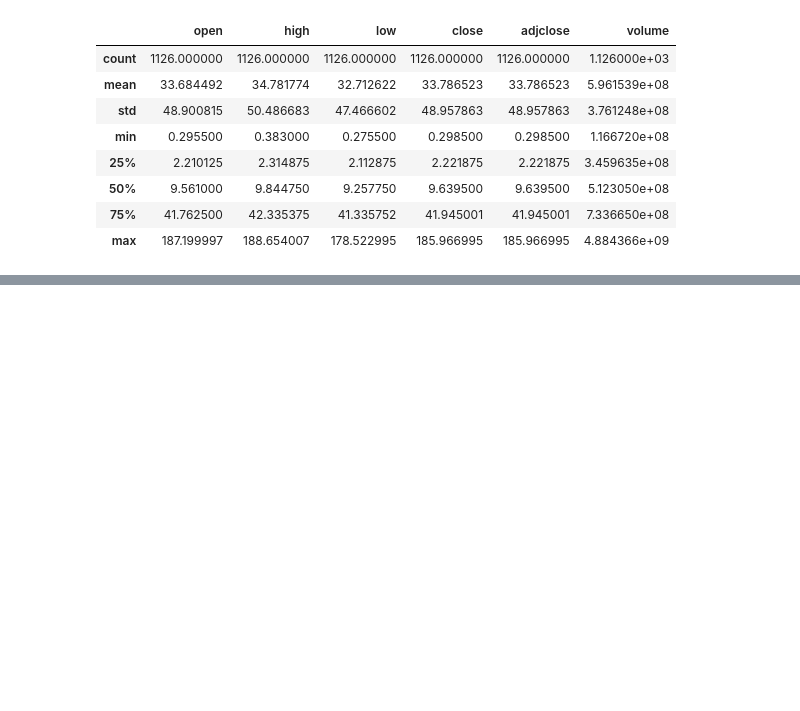
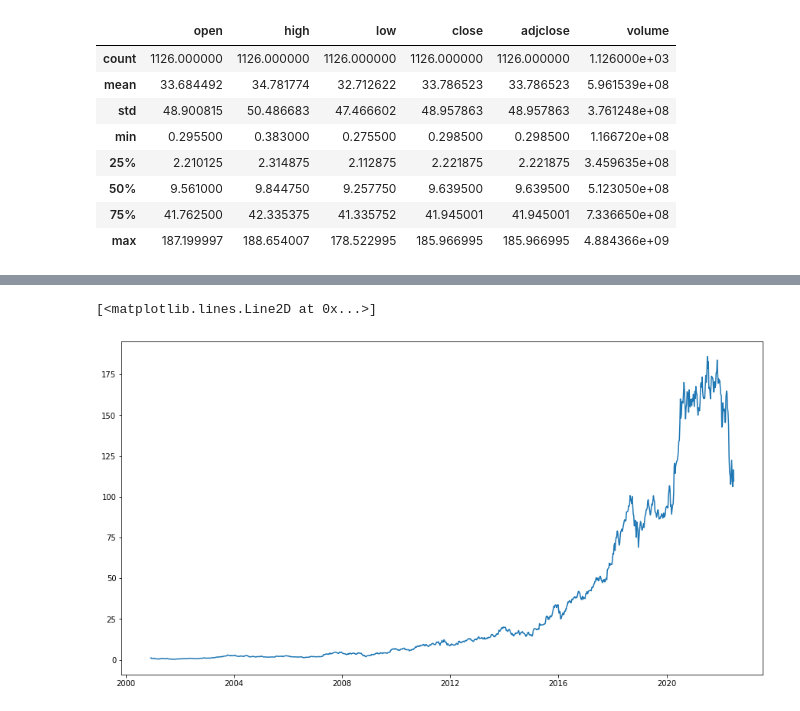
Before and after one commit to Martamorningham/Final_Project, a Jupyter notebook: AMZN_Stock_Trends.ipynb, the cells around one changed output, grey strips where cells are left out. Cells and saved outputs as stored; diff of their text form; code cells hidden in the pictures; blank space fills up the shorter version.

```diff
--- a/AMZN_Stock_Trends.ipynb
+++ b/AMZN_Stock_Trends.ipynb
@@ -85,0 +133,6 @@ Text(0.5, 1.0, ' AMZN Stock Plot for Overall Period')
+# %%
+plt.figure(figsize=(15, 8))
+plt.plot(df['close'])
+# %% [output]
+[<matplotlib.lines.Line2D at 0x...>]
+[figure, added]
```
Also changed, not shown: parts of 16 cells of this notebook.
